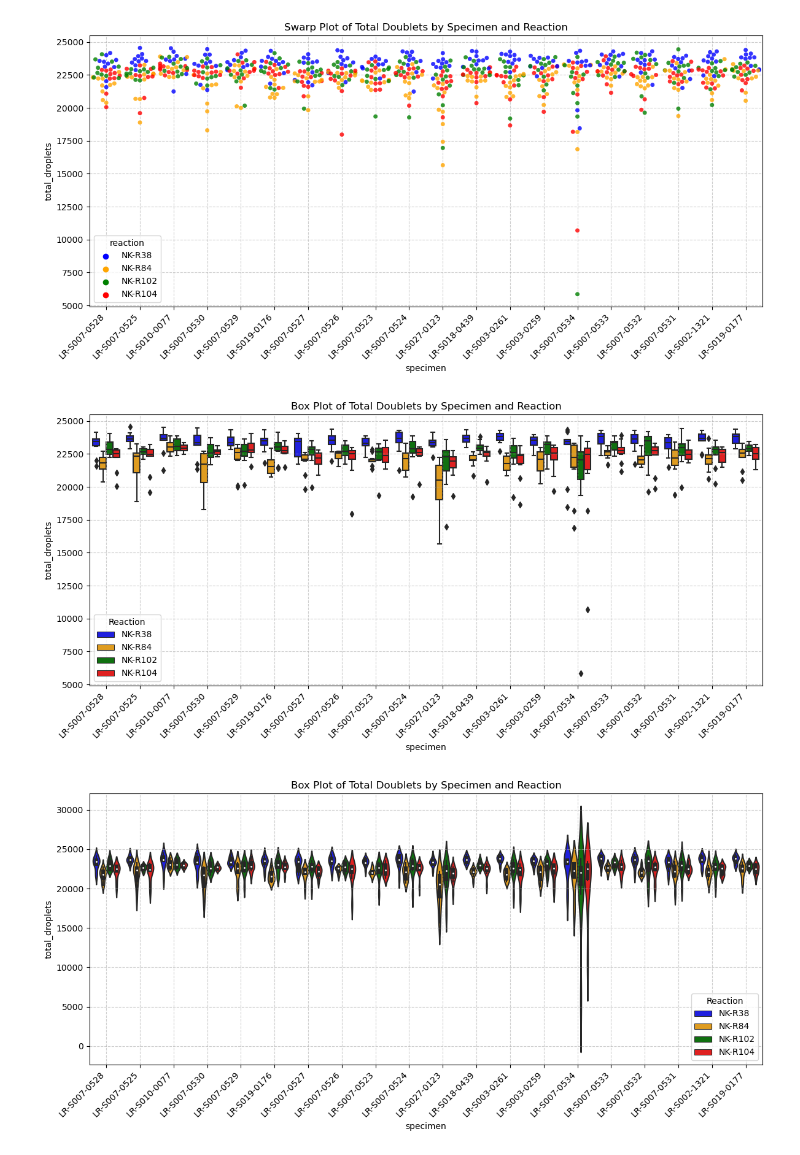
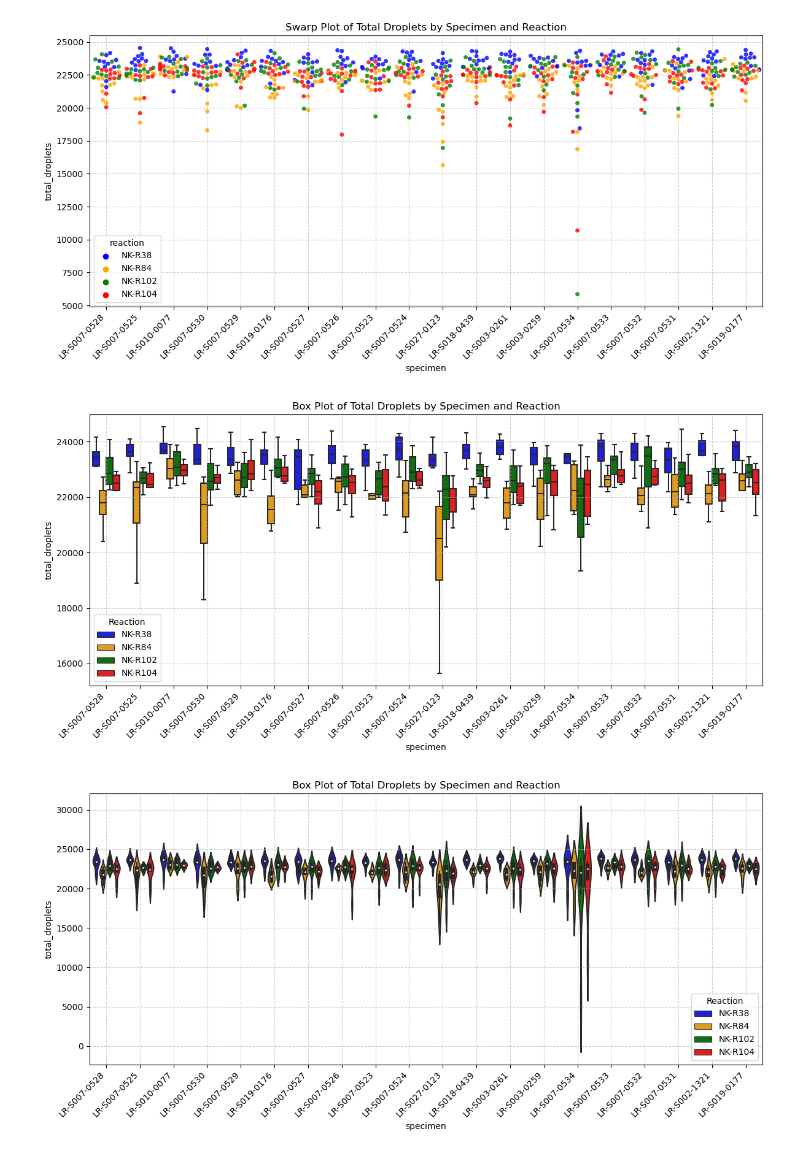
Before and after one commit to nicolejordann/Project_1, a Jupyter notebook: steve_visualization_V2.ipynb, the cells around one changed output. Drawn from its saved outputs; the diff is of its cells as text; code cells hidden in the pictures.

```diff
--- a/steve_visualization_V2.ipynb
+++ b/steve_visualization_V2.ipynb
@@ -274,18 +280,20 @@ plt.show()
 # %%
 # Box plot
 plt.figure(figsize=(12, 6))
 sns.boxplot(x='specimen', y='total_droplets', hue='reaction',
-            data=filtered_data, palette=palette)
+            data=filtered_data, palette=palette, showfliers=False)
 
 # Setting figure attributes
-plt.title('Box Plot of Total Doublets by Specimen and Reaction')
+# remove the outlier!!!
+# y axis start with 125000!!!
+plt.title('Box Plot of Total Droplets by Specimen and Reaction')
 plt.xticks(rotation=45, ha='right')  # Rotate the x-axis
 plt.legend(title='Reaction', loc='best')
 plt.grid(True, linestyle='--', alpha=0.6)
 plt.tight_layout()  # adjust the layout
 plt.show()
 # %% [output]
-[figure, old version]
+[figure, new version]
 # %%
 # violinplot
 # The violin plot combines the advantages of a box plot and a kernel density estimate
```
Also changed, not shown: parts of 10 cells of this notebook.
